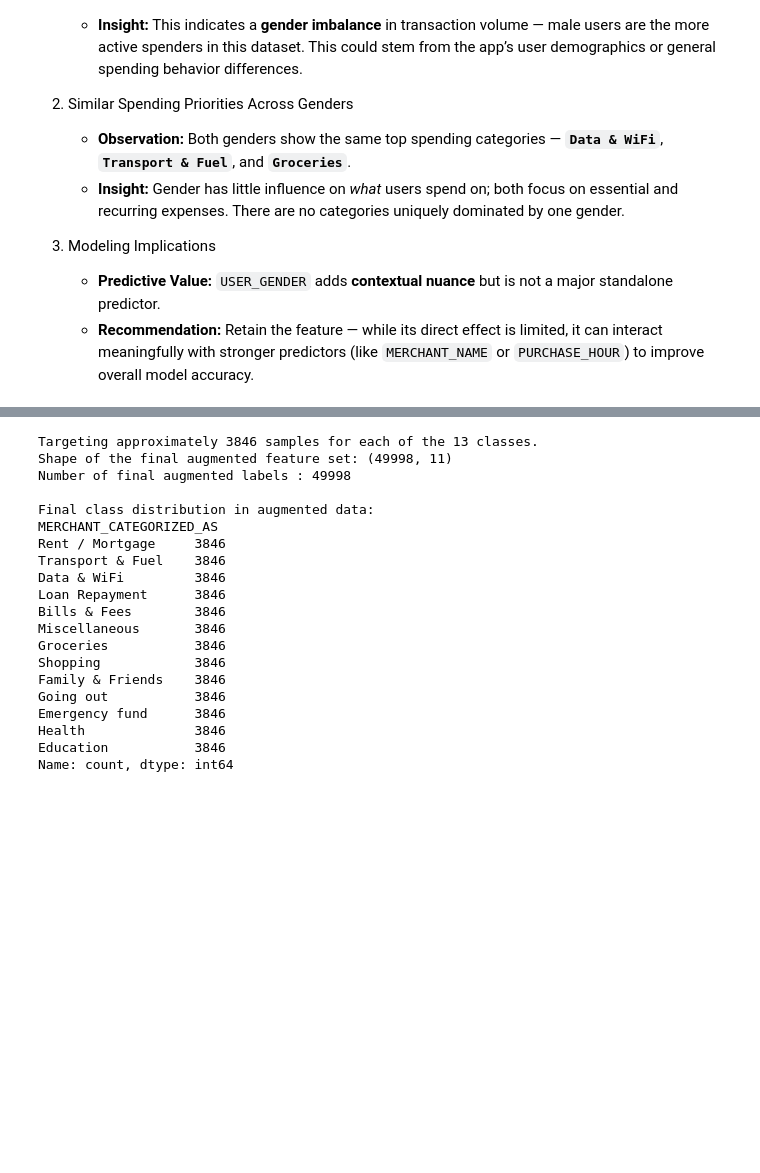
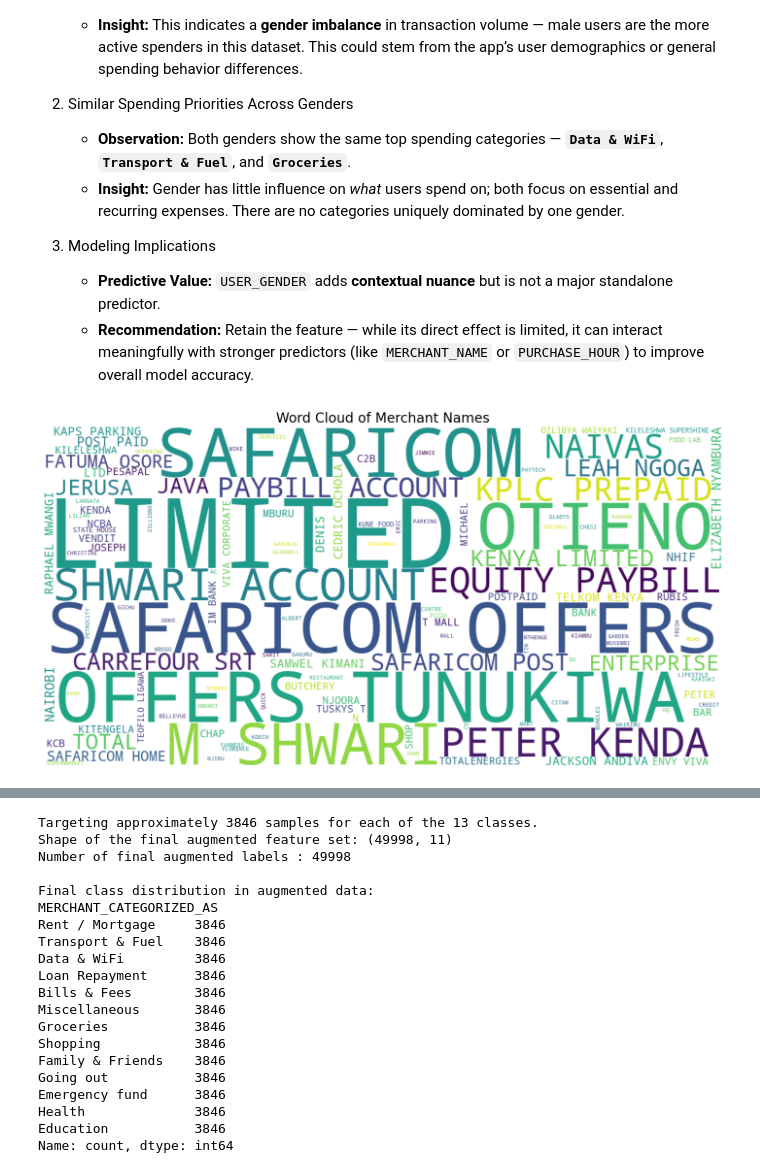
Before and after one commit to Itskuloba/money-management-classification, a Jupyter notebook: finance.ipynb, the cells around one changed output, grey strips where cells are left out. Drawn from its saved outputs; the diff is of its cells as text; code cells hidden in the pictures; blank space fills up the shorter version.

Commit message:
model training and evaluation added

```diff
--- a/finance.ipynb
+++ b/finance.ipynb
@@ -465,3 +529,30 @@ plt.show()
 
    * **Predictive Value:** `USER_GENDER` adds **contextual nuance** but is not a major standalone predictor.
    * **Recommendation:** Retain the feature — while its direct effect is limited, it can interact meaningfully with stronger predictors (like `MERCHANT_NAME` or `PURCHASE_HOUR`) to improve overall model accuracy.
+# %%
+# Word Cloud
+from wordcloud import WordCloud
+import matplotlib.pyplot as plt
+
+# handle any potential missing values first
+# ensure all data is in string format.
+text_data = ' '.join(train_df['MERCHANT_NAME'].dropna().astype(str))
+
+# Create the WordCloud object
+wordcloud = WordCloud(
+    width=1200,
+    height=600,
+    background_color='white',
+    stopwords=None,
+    min_font_size=10
+).generate(text_data)
+
+# Display the generated image using matplotlib
+plt.figure(figsize=(15, 7), facecolor=None)
+plt.imshow(wordcloud, interpolation='bilinear')
+plt.axis("off")
+plt.tight_layout(pad=0)
+plt.title('Word Cloud of Merchant Names', fontsize=20)
+plt.show()
+# %% [output]
+[figure, added]
```
Also changed, not shown: parts of 39 cells of this notebook, 6 other files.
